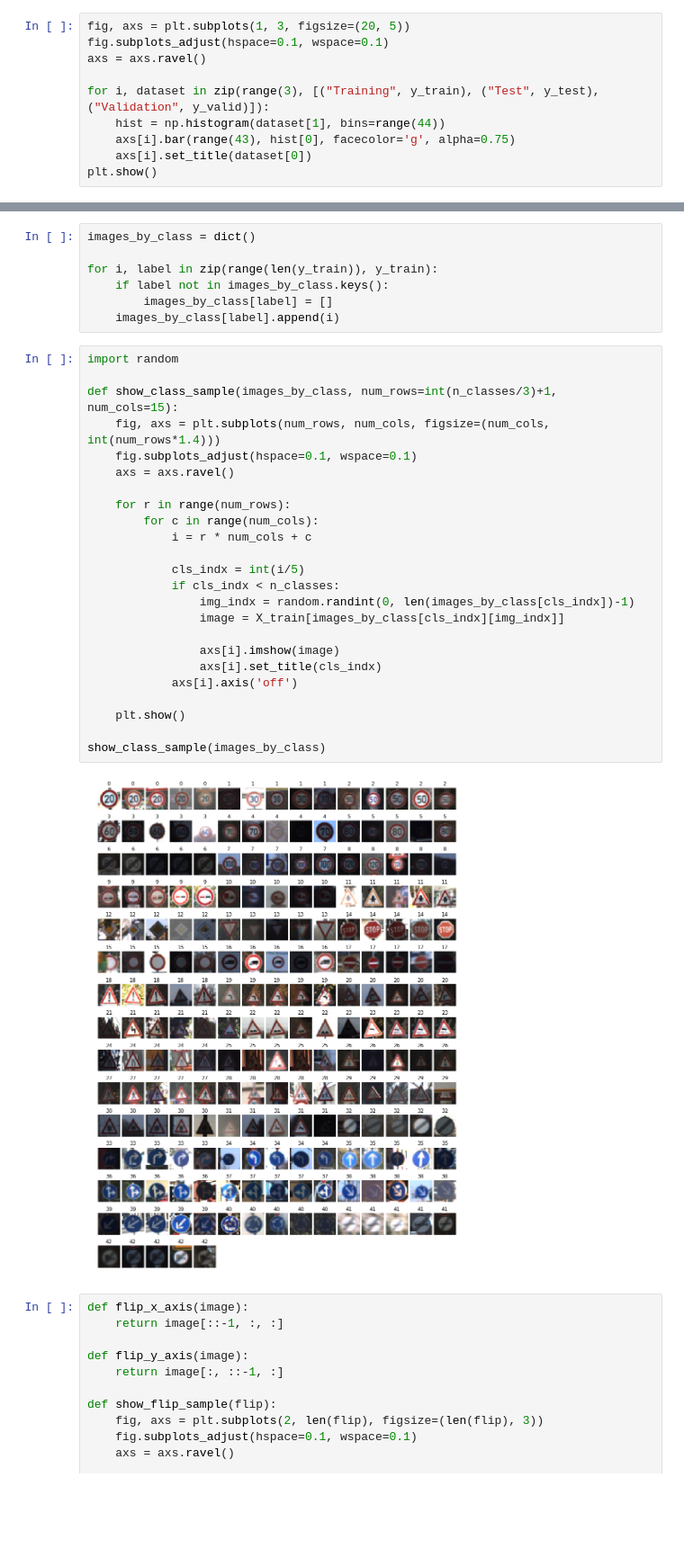
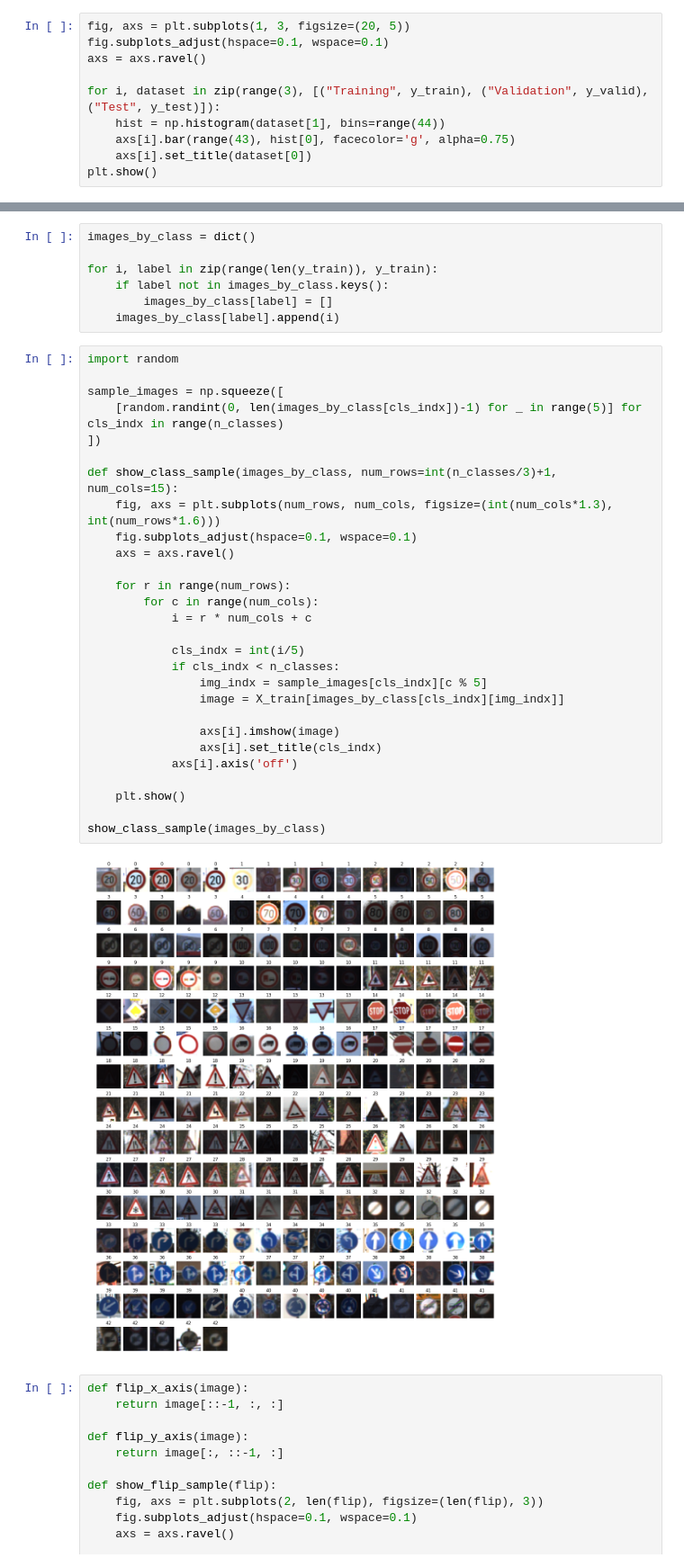
Before and after one commit to hafizur-rahman/CarND-Traffic-Sign-Classifier-Project, a Jupyter notebook: Traffic_Sign_Classifier.ipynb, the cells around one changed output, grey strips where cells are left out. Shown at 90% size. Drawn from its saved outputs; the diff is of its cells as text; blank space fills up the shorter version.

```diff
--- a/Traffic_Sign_Classifier.ipynb
+++ b/Traffic_Sign_Classifier.ipynb
@@ -139,7 +139,7 @@ fig, axs = plt.subplots(1, 3, figsize=(20, 5))
 fig.subplots_adjust(hspace=0.1, wspace=0.1)
 axs = axs.ravel()
 
-for i, dataset in zip(range(3), [("Training", y_train), ("Test", y_test), ("Validation", y_valid)]):
+for i, dataset in zip(range(3), [("Training", y_train), ("Validation", y_valid), ("Test", y_test)]):
     hist = np.histogram(dataset[1], bins=range(44))
     axs[i].bar(range(43), hist[0], facecolor='g', alpha=0.75)
     axs[i].set_title(dataset[0])
@@ -185,29 +185,33 @@ for i, label in zip(range(len(y_train)), y_train):
 # %%
 import random
 
+sample_images = np.squeeze([
+    [random.randint(0, len(images_by_class[cls_indx])-1) for _ in range(5)] for cls_indx in range(n_classes)
+])
+
 def show_class_sample(images_by_class, num_rows=int(n_classes/3)+1, num_cols=15):
-    fig, axs = plt.subplots(num_rows, num_cols, figsize=(num_cols, int(num_rows*1.4)))
+    fig, axs = plt.subplots(num_rows, num_cols, figsize=(int(num_cols*1.3), int(num_rows*1.6)))
     fig.subplots_adjust(hspace=0.1, wspace=0.1)
     axs = axs.ravel()
 
     for r in range(num_rows):
         for c in range(num_cols):
             i = r * num_cols + c
 
             cls_indx = int(i/5)
             if cls_indx < n_classes:
-                img_indx = random.randint(0, len(images_by_class[cls_indx])-1)
+                img_indx = sample_images[cls_indx][c % 5]
                 image = X_train[images_by_class[cls_indx][img_indx]]
 
                 axs[i].imshow(image)
                 axs[i].set_title(cls_indx)
             axs[i].axis('off')
 
     plt.show()
 
 show_class_sample(images_by_class)
 # %% [output]
-[figure, old version]
+[figure, new version]
 # %%
 def flip_x_axis(image):
     return image[::-1, :, :]
```
Also changed, not shown: parts of 21 cells of this notebook.
